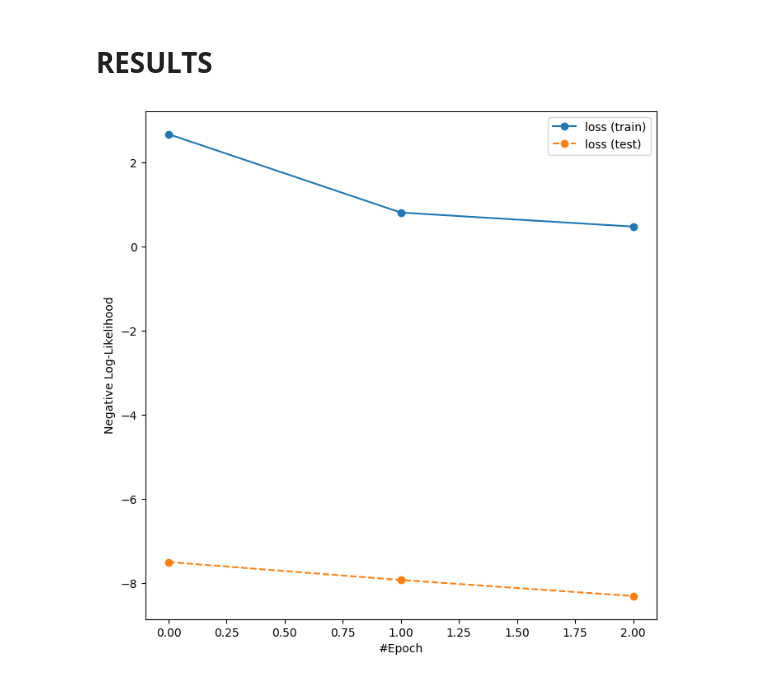
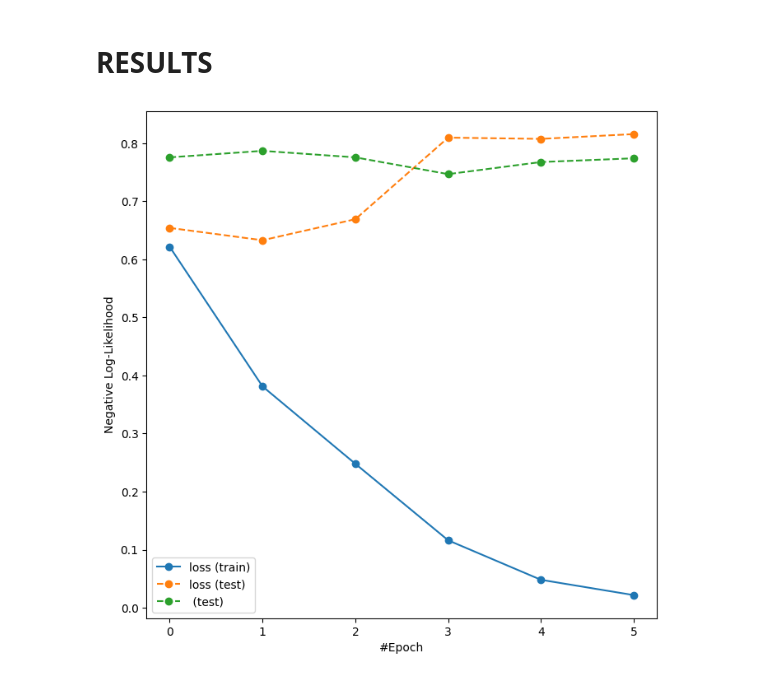
Before and after one commit to Isi2000/PATTERN, a Jupyter notebook: PATTERN.ipynb, the cells around one changed output. Cells and saved outputs as stored; diff of their text form; code cells hidden in the pictures.

Commit message:
fixed resnet dim

```diff
--- a/PATTERN.ipynb
+++ b/PATTERN.ipynb
@@ -165,6 +173,4 @@ Neural Network class that defines the model used to classify images. This class
 # %%
 from torchvision.models import resnet50
 
-net = resnet50(pretrained=True).to(torch.device('cuda'))
-
-summary(net, (3, 224,224), device = 'cuda')
+net = resnet50(pretrained=False).to(torch.device('cuda'))
@@ -189,0 +179,3 @@ Estimated Total Size (MB): 107.96
+# %%
+net.fc = nn.Sequential(nn.Linear(num_ftrs, 3)).to(torch.device('cuda'))
+summary(net, (3, 224,224), device = 'cuda')
@@ -191,7 +201,8 @@ Estimated Total Size (MB): 107.96
 # Training and Testing
 # %%
 
-loss_fn = nn.CrossEntropyLoss()
+loss_fn = torch.nn.NLLLoss()
+m = nn.LogSoftmax(dim=1)
 
 #Adam may be too strong
 optimizer = optim.AdamW(net.parameters(), lr=1e-5, weight_decay=1e-5)
@@ -209,7 +220,7 @@ def train(model, device, train_loader, optimizer, epoch, freq=20):
         data, target = data.to(device), target.to(device)
         optimizer.zero_grad()
         output = model(data)
-        loss = loss_fn(output, target)
+        loss = loss_fn(m(output), target)
         loss.backward()
         optimizer.step()
 
@@ -233,7 +244,7 @@ def test(model, device, test_loader):
         for data, target in test_loader:
             data, target = data.to(device), target.to(device)
             output = model(data)
-            test_loss += F.nll_loss(output, target, reduction='sum').item()
+            test_loss += F.nll_loss(m(output), target, reduction='sum').item()
             pred = output.argmax(dim=1, keepdim=True)
             correct += pred.eq(target.view_as(pred)).sum().item()
 
@@ -288,17 +301,23 @@ KeyboardInterrupt: ignored
 # %%
 
 plt.figure(figsize=(8, 8))
+a = []
+for i in test_accuracies:
+  a.append(i / 100)
 
 plt.plot(train_losses, marker='o', label='loss (train)')
 plt.plot(test_losses, marker='o', linestyle='dashed', label='loss (test)')
+plt.plot(a, marker='o', linestyle='dashed', label=' (test)')
+
+
 
 plt.xlabel('#Epoch')
 plt.ylabel('Negative Log-Likelihood')
 
 plt.legend()
 plt.show()
 # %% [output]
-[figure, old version]
+[figure, new version]
 # %%
 # resume best model
 net.load_state_dict(best_params)
```
Also changed, not shown: parts of 7 cells of this notebook.
